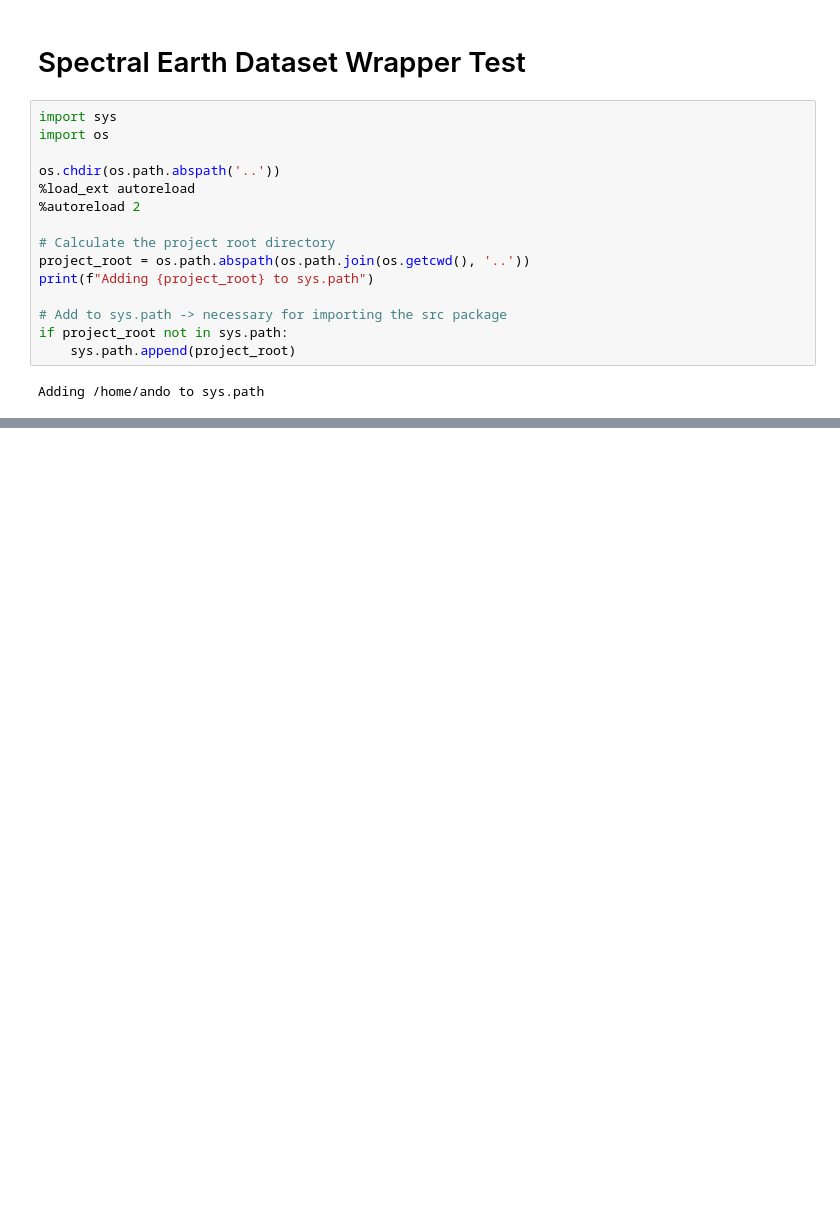
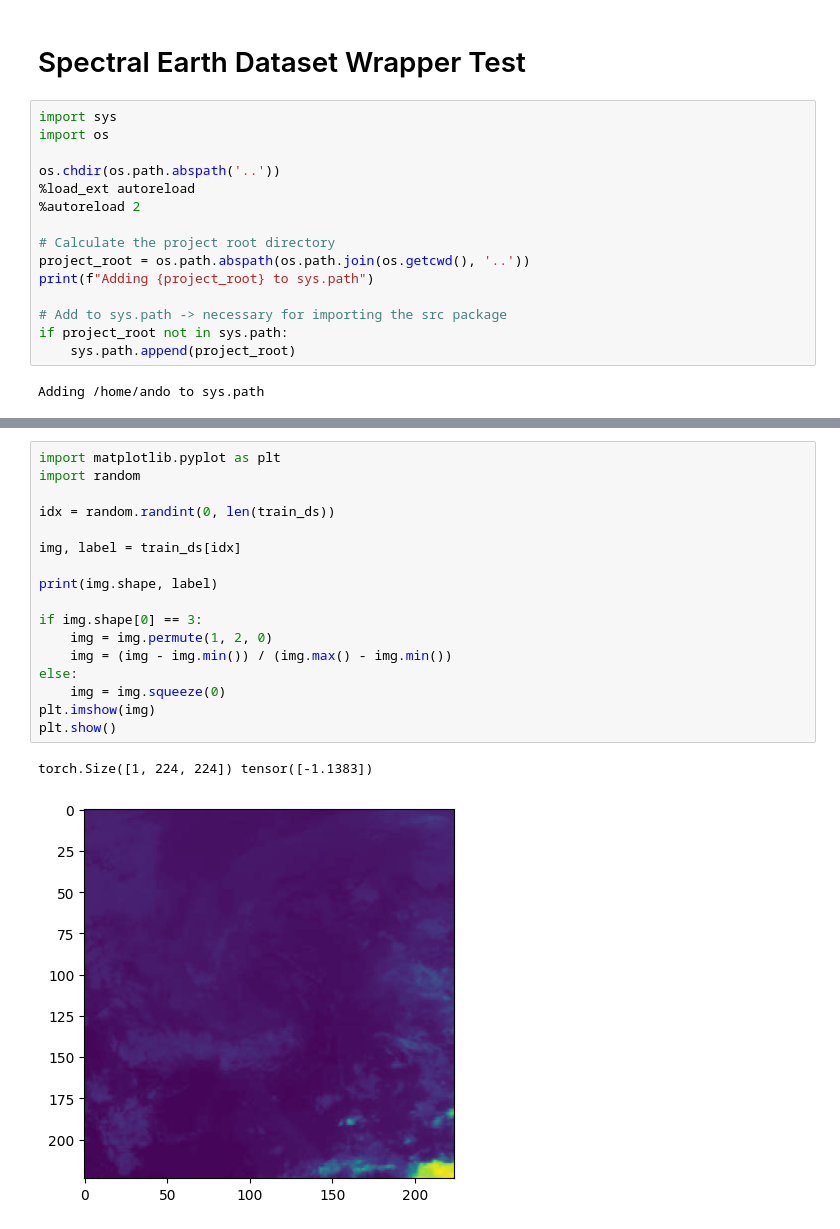
Before and after one commit to ando-shah/fm-playground, a Jupyter notebook: notebooks/test_tropical_cyclone.ipynb, the cells around one changed output, grey strips where cells are left out. Saved outputs shown, nothing was run; the diff lists cells and outputs as text; blank space fills up the shorter version.

```diff
--- a/notebooks/test_tropical_cyclone.ipynb
+++ b/notebooks/test_tropical_cyclone.ipynb
@@ -44,0 +32,20 @@ AttributeError: 'TropicalCyclone' object has no attribute 'dataset'
+# %%
+import matplotlib.pyplot as plt
+import random
+
+idx = random.randint(0, len(train_ds))
+
+img, label = train_ds[idx]
+
+print(img.shape, label)
+
+if img.shape[0] == 3:
+    img = img.permute(1, 2, 0)
+    img = (img - img.min()) / (img.max() - img.min())
+else:
+    img = img.squeeze(0)
+plt.imshow(img)
+plt.show()
+# %% [output]
+torch.Size([1, 224, 224]) tensor([-1.1383])
+[figure, added]
```
Also changed, not shown: parts of 4 cells of this notebook, 12 other files.
